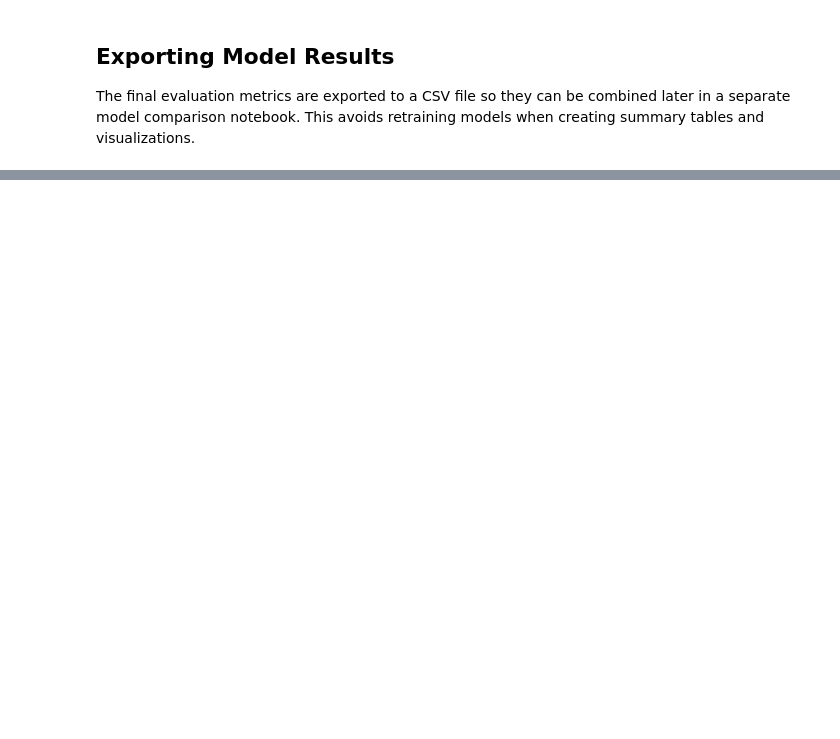
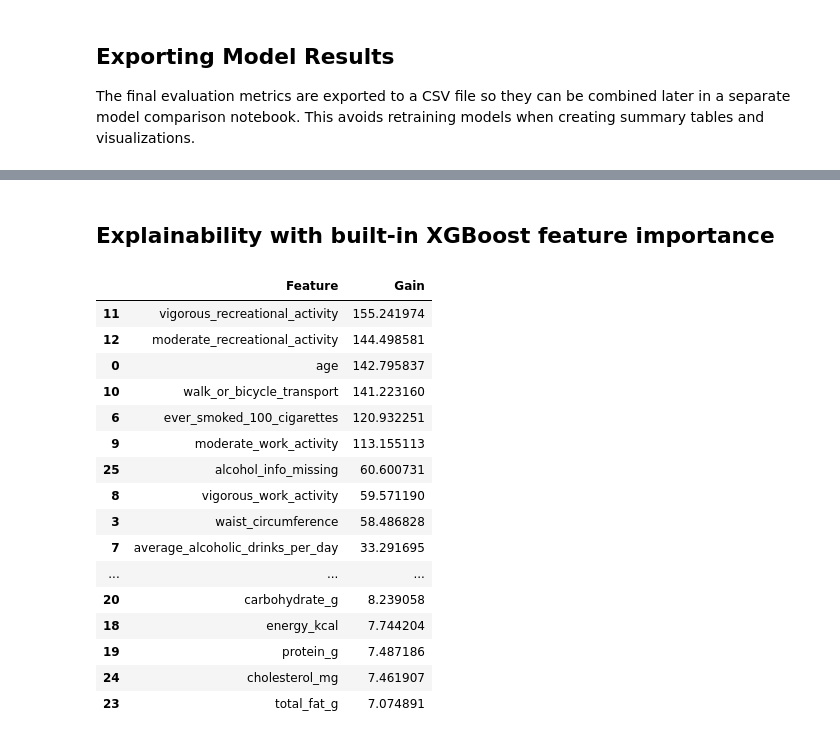
Before and after one commit to KaylanDG/Feature_Importance_DT2_Prediction, a Jupyter notebook: XGBoost/xgboost_A.ipynb, the cells around one changed output, grey strips where cells are left out. Cells and saved outputs as stored; diff of their text form; code cells hidden in the pictures; blank space fills up the shorter version.

```diff
--- a/XGBoost/xgboost_A.ipynb
+++ b/XGBoost/xgboost_A.ipynb
@@ -133,0 +226,2 @@ metrics_df.to_csv("../RESULTS/PERFORMANCE/xgboost_oversampling_metrics.csv", ind
+# %% [markdown]
+## Explainability with built-in XGBoost feature importance
@@ -133,0 +231,30 @@ metrics_df.to_csv("../RESULTS/PERFORMANCE/xgboost_oversampling_metrics.csv", ind
+# %%
+model = best_model.named_steps["model"]
+
+booster = model.get_booster()
+importance = booster.get_score(importance_type="gain")
+
+importance_df = pd.DataFrame(
+    importance.items(),
+    columns=["Feature", "Gain"]
+).sort_values("Gain", ascending=False)
+
+display(importance_df)
+# %% [output]
+|  | Feature | Gain |
+| 11 | vigorous_recreational_activity | 155.241974 |
+| 12 | moderate_recreational_activity | 144.498581 |
+| 0 | age | 142.795837 |
+| 10 | walk_or_bicycle_transport | 141.223160 |
+| 6 | ever_smoked_100_cigarettes | 120.932251 |
+| 9 | moderate_work_activity | 113.155113 |
+| 25 | alcohol_info_missing | 60.600731 |
+| 8 | vigorous_work_activity | 59.571190 |
+| 3 | waist_circumference | 58.486828 |
+| 7 | average_alcoholic_drinks_per_day | 33.291695 |
+| ... | ... | ... |
+| 20 | carbohydrate_g | 8.239058 |
+| 18 | energy_kcal | 7.744204 |
+| 19 | protein_g | 7.487186 |
+| 24 | cholesterol_mg | 7.461907 |
+| 23 | total_fat_g | 7.074891 |
```
Also changed, not shown: parts of 11 cells of this notebook, 1 other file.
